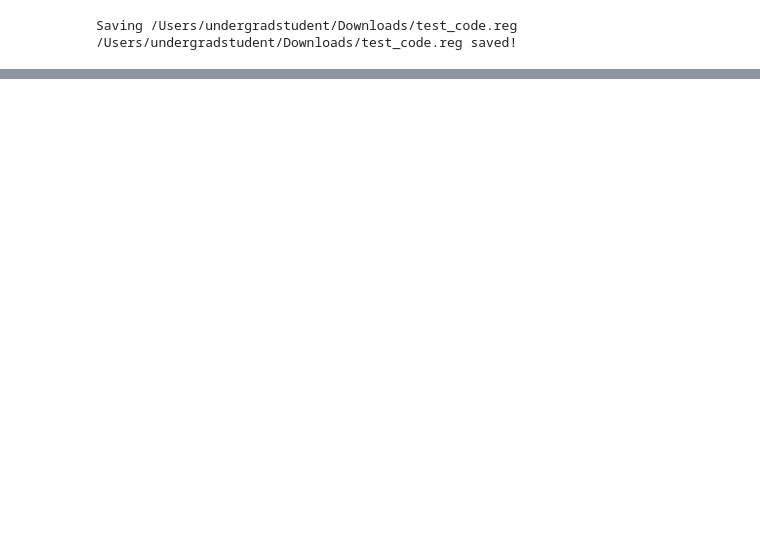
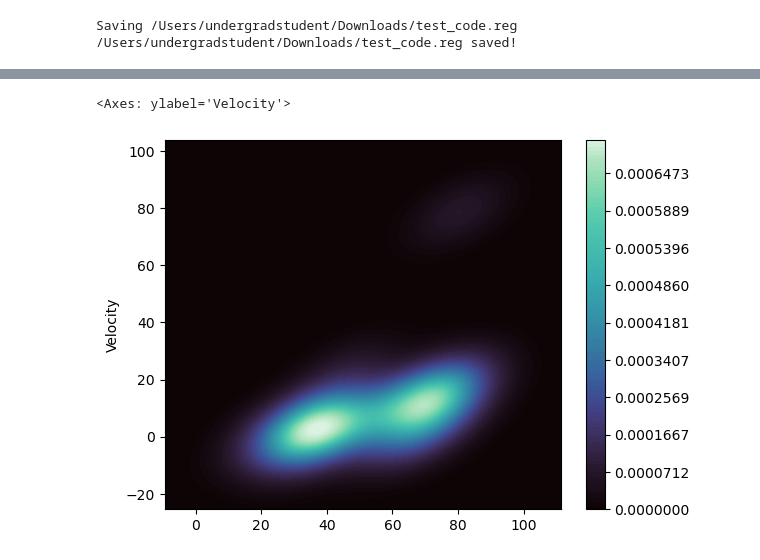
Before and after one commit to devkhullar/querx, a Jupyter notebook: clusters/xrb_to_cluster_demo.ipynb, the cells around one changed output, grey strips where cells are left out. Cells and saved outputs as stored; diff of their text form; code cells hidden in the pictures; blank space fills up the shorter version.

```diff
--- a/clusters/xrb_to_cluster_demo.ipynb
+++ b/clusters/xrb_to_cluster_demo.ipynb
@@ -164,0 +291,9 @@ Saving /Users/undergradstudent/Downloads/test_code.reg
+# %%
+sns.kdeplot(
+    data=hmxbs.df, x=dist, y="Velocity",
+    fill=True, thresh=0, levels=100, cmap="mako",
+    cbar=True
+)
+# %% [output]
+<Axes: ylabel='Velocity'>
+[figure, added]
```
Also changed, not shown: parts of 17 cells of this notebook.
